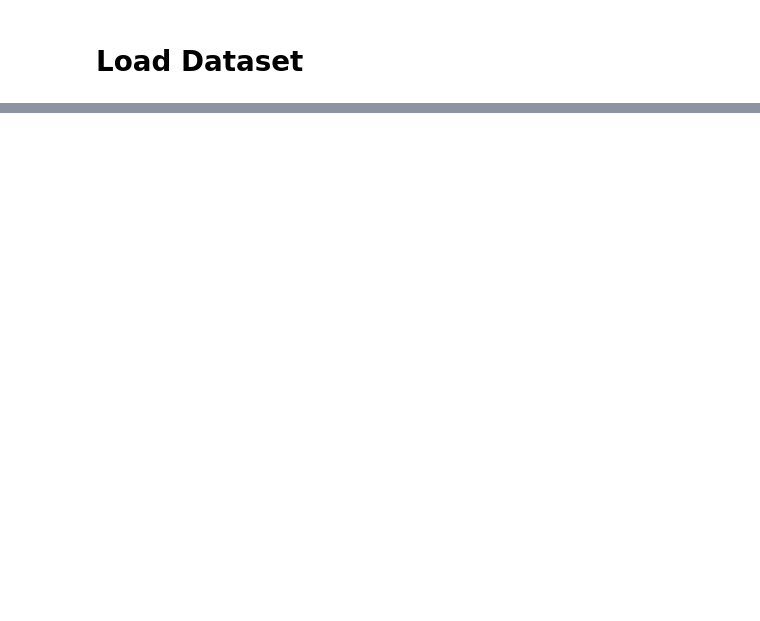
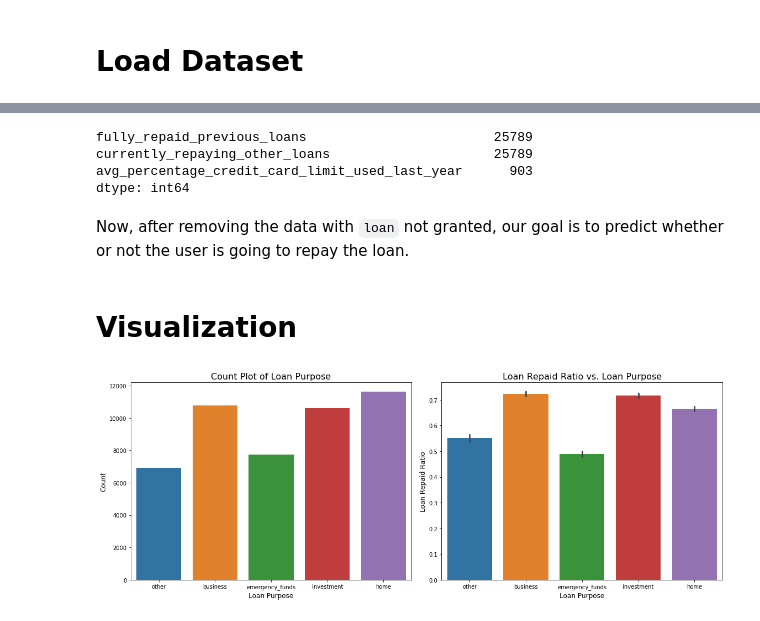
Before and after one commit to JifuZhao/DS-Take-Home, a Jupyter notebook: 12. Loan Granting.ipynb, the cells around one changed output, grey strips where cells are left out. Saved outputs shown, nothing was run; the diff lists cells and outputs as text; code cells hidden in the pictures; blank space fills up the shorter version.

```diff
--- a/12. Loan Granting.ipynb
+++ b/12. Loan Granting.ipynb
@@ -29,3 +56,3 @@ import matplotlib.pyplot as plt
 # %%
-data = pd.read_csv('./data/')
-data.head()
+borrower = pd.read_csv('./data/loan/borrower_table.csv')
+borrower.head()
@@ -31,0 +88,8 @@ data.head()
+# %%
+# merge loan and borrower information
+data = pd.merge(left=loan, right=borrower, on='loan_id')
+# %%
+# choose data with loan granted
+# the data with loan not granted is not useful for profit calculation
+data = data[data['loan_granted'] == 1]
+data.head()
@@ -33,0 +123,37 @@ data.info()
+# %%
+# check missing values
+missing = data.isnull().sum()
+missing[missing > 0]
+# %% [output]
+fully_repaid_previous_loans                        25789
+currently_repaying_other_loans                     25789
+avg_percentage_credit_card_limit_used_last_year      903
+dtype: int64
+# %% [markdown]
+Now, after removing the data with `loan` not granted, our goal is to predict whether or not the user is going to repay the loan.
+# %%
+# parse date information and extract month, week, and dayofweek information
+data['month'] = data['date'].apply(lambda x: x.month)
+data['week'] = data['date'].apply(lambda x: x.week)
+data['dayofweek'] = data['date'].apply(lambda x: x.dayofweek)
+
+# drop useless features
+data = data.drop(labels=['loan_id', 'date', 'loan_granted'], axis=1, inplace=False)
+# %% [markdown]
+# Visualization
+# %%
+# visualization of 'loan_purpose'
+fig, ax = plt.subplots(nrows=1, ncols=2, figsize=(16, 6))
+sns.countplot(x='loan_purpose', data=data, ax=ax[0])
+ax[0].set_xlabel('Loan Purpose', fontsize=12)
+ax[0].set_ylabel('Count', fontsize=12)
+ax[0].set_title('Count Plot of Loan Purpose', fontsize=16)
+
+sns.barplot(x='loan_purpose', y='loan_repaid', data=data, ax=ax[1])
+ax[1].set_xlabel('Loan Purpose', fontsize=12)
+ax[1].set_ylabel('Loan Repaid Ratio', fontsize=12)
+ax[1].set_title('Loan Repaid Ratio vs. Loan Purpose', fontsize=16)
+plt.tight_layout()
+plt.show()
+# %% [output]
+[figure, added]
```
Also changed, not shown: parts of 57 cells of this notebook.
